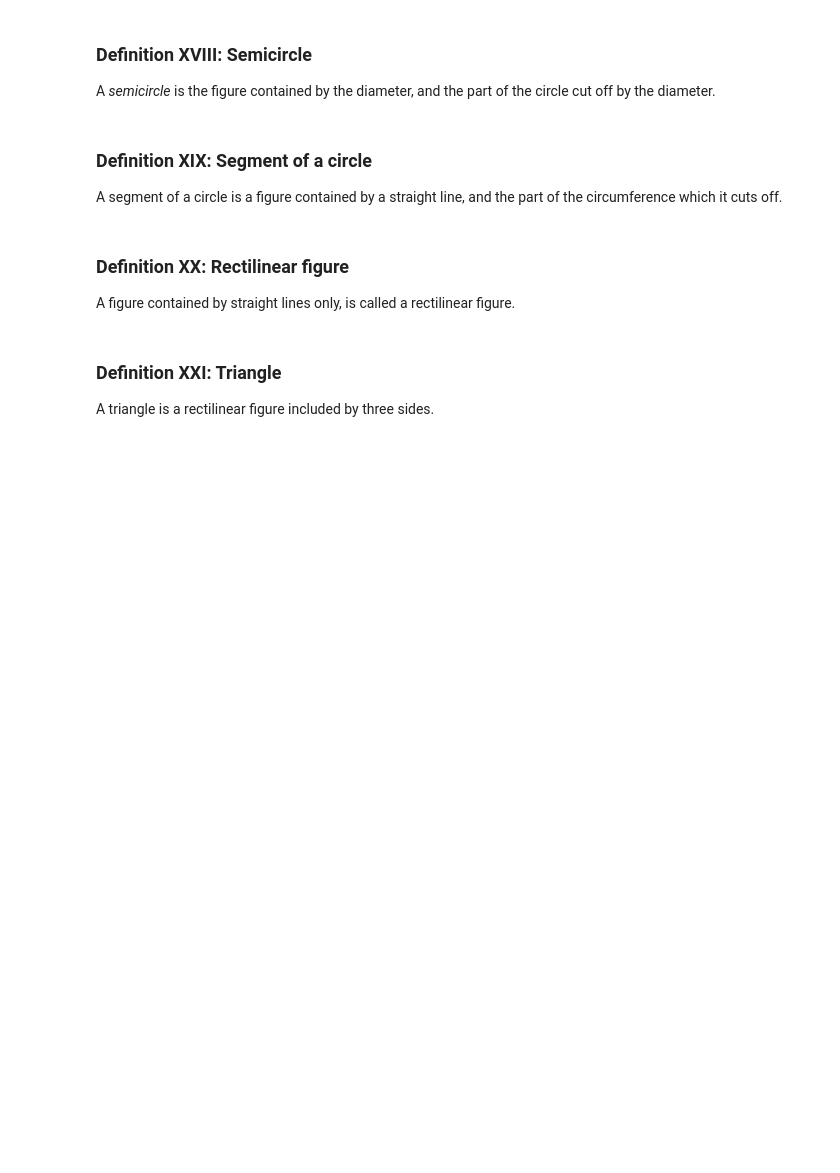
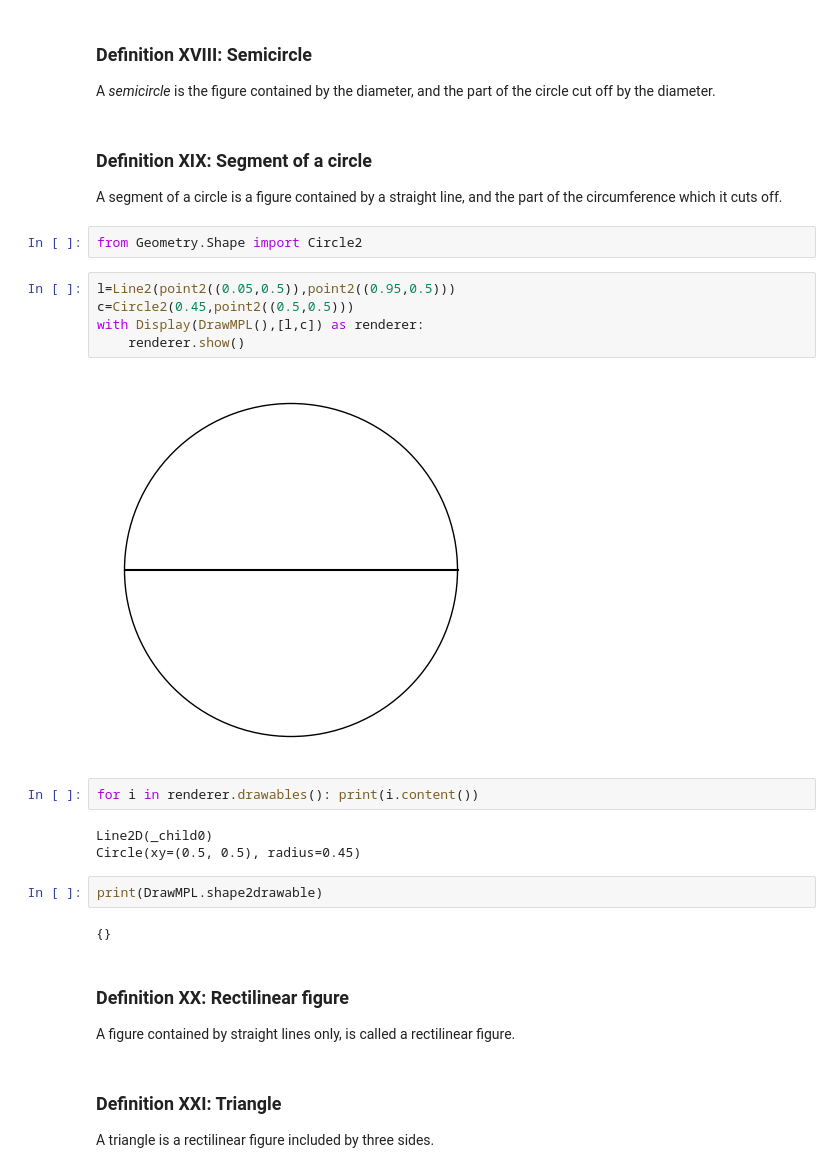
Before and after one commit to blackgolfer/super-qi, a Jupyter notebook: src/python/notes/math/geometry/bryne/book1.ipynb, the cells around one changed output. Cells and saved outputs as stored; diff of their text form; blank space fills up the shorter version.

```diff
--- a/src/python/notes/math/geometry/bryne/book1.ipynb
+++ b/src/python/notes/math/geometry/bryne/book1.ipynb
@@ -233,6 +138,24 @@ A *semicircle* is the figure contained by the diameter, and the part of the circ
 # %% [markdown]
 ### Definition XIX: Segment of a circle
 A segment of a circle is a figure contained by a straight line, and the part of the circumference which it cuts off.
+# %%
+from Geometry.Shape import Circle2
+# %%
+l=Line2(point2((0.05,0.5)),point2((0.95,0.5)))
+c=Circle2(0.45,point2((0.5,0.5)))
+with Display(DrawMPL(),[l,c]) as renderer:
+    renderer.show()
+# %% [output]
+[figure, added]
+# %%
+for i in renderer.drawables(): print(i.content())
+# %% [output]
+Line2D(_child0)
+Circle(xy=(0.5, 0.5), radius=0.45)
+# %%
+print(DrawMPL.shape2drawable)
+# %% [output]
+{}
 # %% [markdown]
 ### Definition XX: Rectilinear figure
 A figure contained by straight lines only, is called a rectilinear figure.
```
Also changed, not shown: parts of 65 cells of this notebook, 27 other files.
